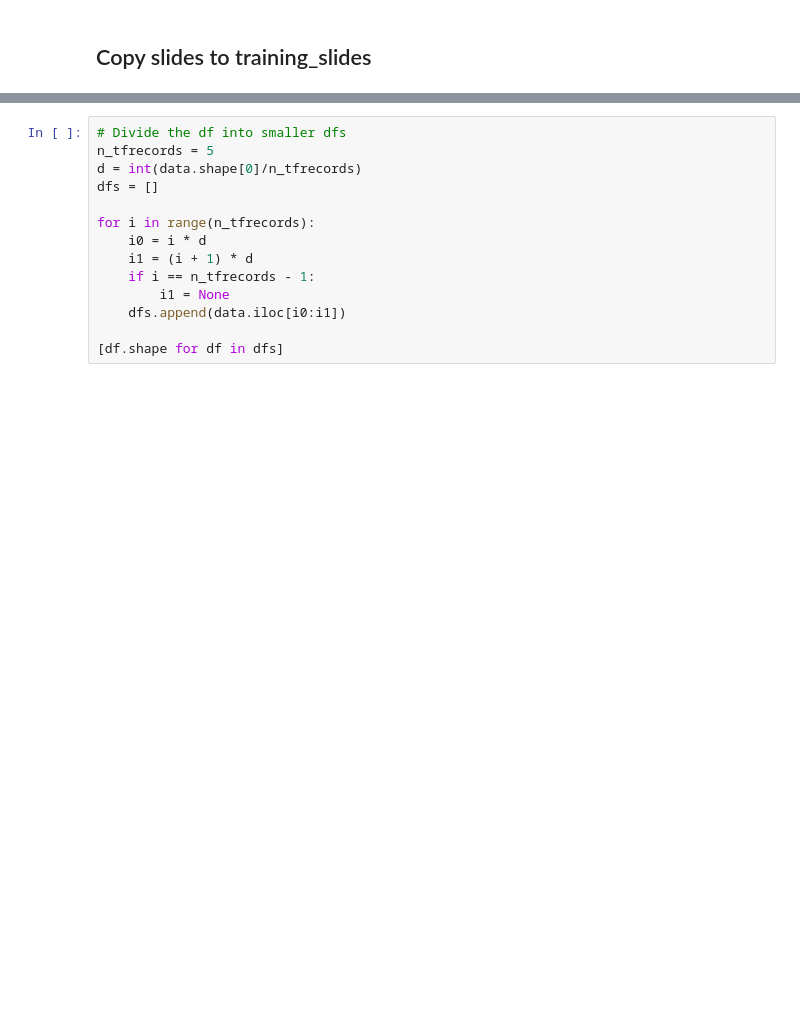
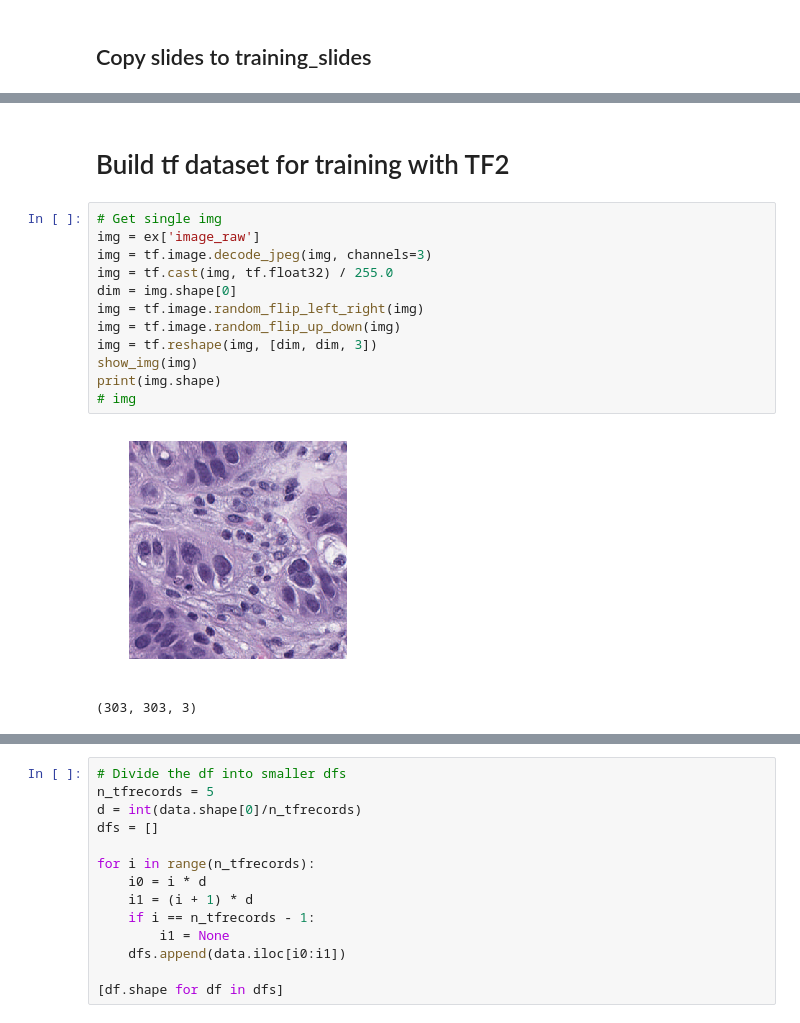
Before and after one commit to adpartin/pdx-histo, a Jupyter notebook: nbs/03-build_tfrec.ipynb, the cells around one changed output, grey strips where cells are left out. Cells and saved outputs as stored; diff of their text form; blank space fills up the shorter version.

```diff
--- a/nbs/03-build_tfrec.ipynb
+++ b/nbs/03-build_tfrec.ipynb
@@ -261,0 +321,17 @@ print(csite_enc)
+# %% [markdown]
+# Build tf dataset for training with TF2
+# %%
+# Get single img
+img = ex['image_raw']
+img = tf.image.decode_jpeg(img, channels=3)
+img = tf.cast(img, tf.float32) / 255.0
+dim = img.shape[0]
+img = tf.image.random_flip_left_right(img)
+img = tf.image.random_flip_up_down(img)
+img = tf.reshape(img, [dim, dim, 3])
+show_img(img)
+print(img.shape)
+# img
+# %% [output]
+[figure, added]
+(303, 303, 3)
```
Also changed, not shown: parts of 21 cells of this notebook, 5 other files.
